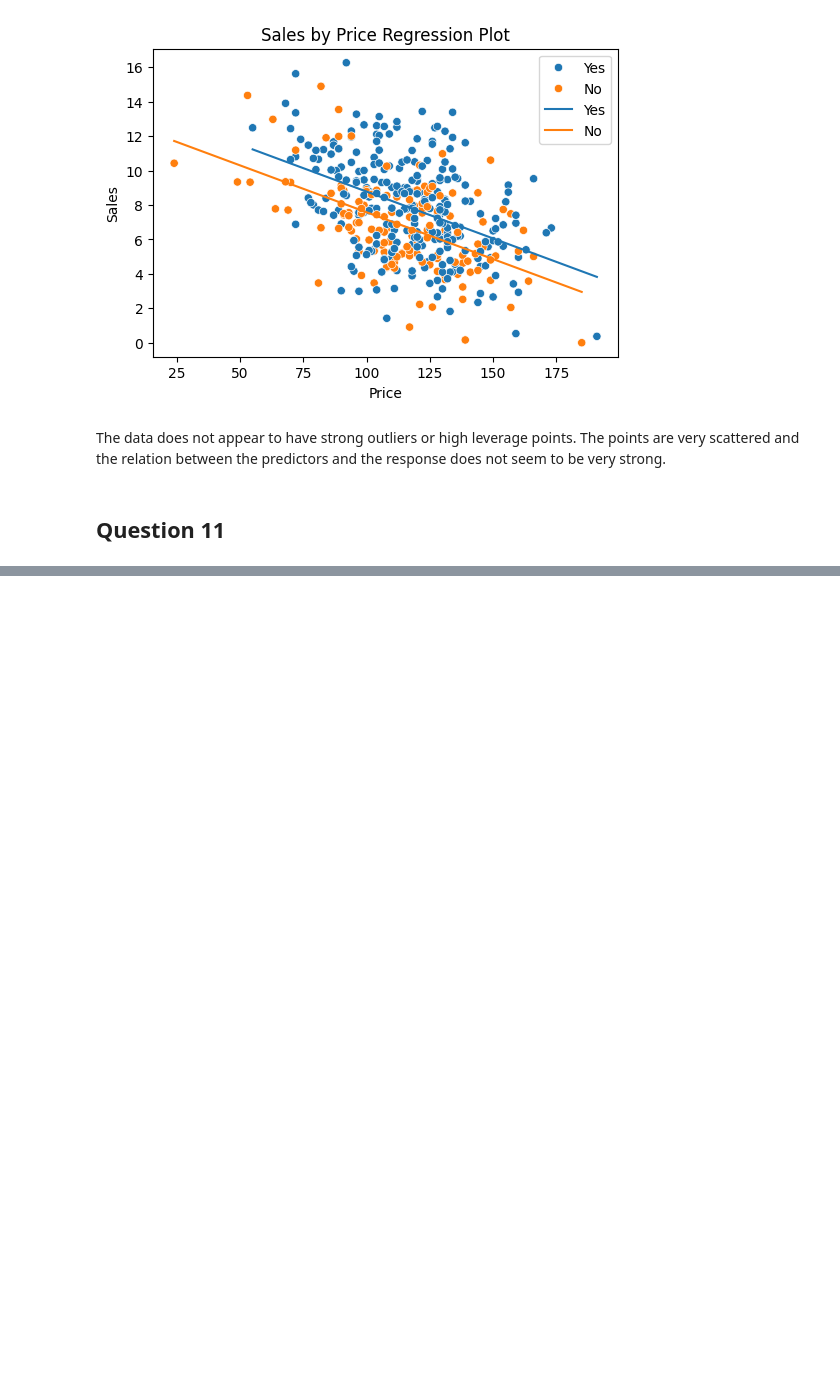
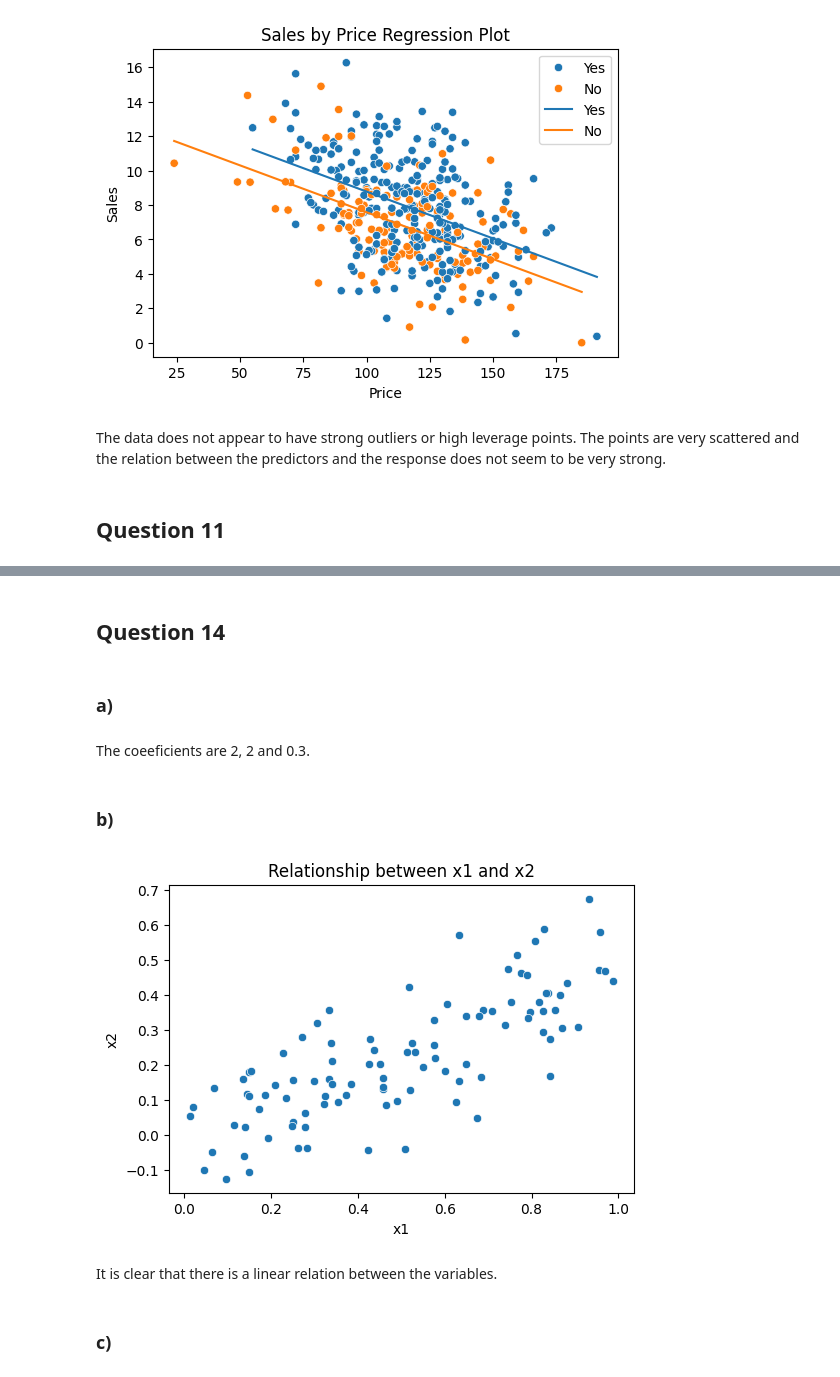
Before and after one commit to mateusmelo821/ISL-Exercises, a Jupyter notebook: Chapter_3.ipynb, the cells around one changed output, grey strips where cells are left out. Drawn from its saved outputs; the diff is of its cells as text; code cells hidden in the pictures; blank space fills up the shorter version.

```diff
--- a/Chapter_3.ipynb
+++ b/Chapter_3.ipynb
@@ -580,0 +1051,32 @@ The data does not appear to have strong outliers or high leverage points. The po
+# %% [markdown]
+## Question 14
+# %% [markdown]
+### a)
+# %%
+import numpy as np
+import pandas as pd
+import statsmodels.formula.api as sm
+import seaborn as sns
+import matplotlib.pyplot as plt
+
+rng = np.random.default_rng(10)
+x1 = rng.uniform(0, 1, size=100)
+x2 = 0.5 * x1 + rng.normal(size=100) / 10
+y = 2 + 2 * x1 + 0.3 * x2 + rng.normal(size=100)
+# %% [markdown]
+The coeeficients are 2, 2 and 0.3.
+# %% [markdown]
+### b)
+# %%
+fig, ax = plt.subplots(figsize=(6, 4))
+sns.scatterplot(x=x1, y=x2, ax=ax)
+ax.set_xlabel('x1')
+ax.set_ylabel('x2')
+ax.set_title("Relationship between x1 and x2")
+plt.show()
+# %% [output]
+[figure, added]
+# %% [markdown]
+It is clear that there is a linear relation between the variables.
+# %% [markdown]
+### c)
```
Also changed, not shown: parts of 63 cells of this notebook.
